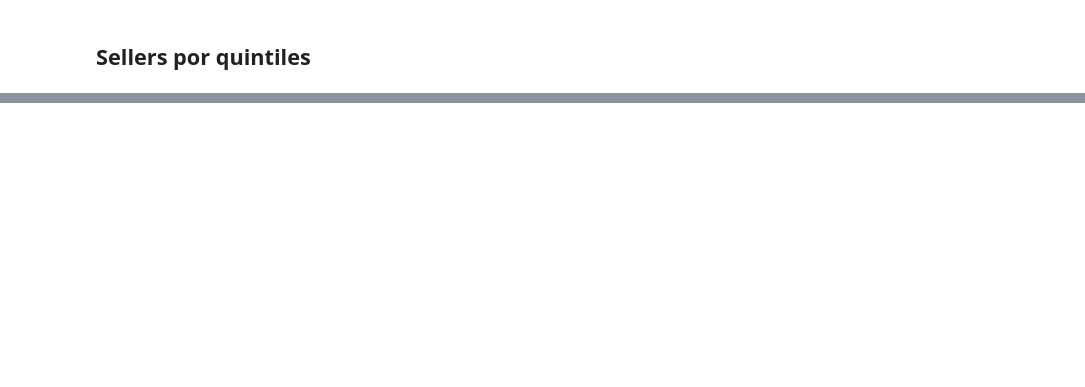
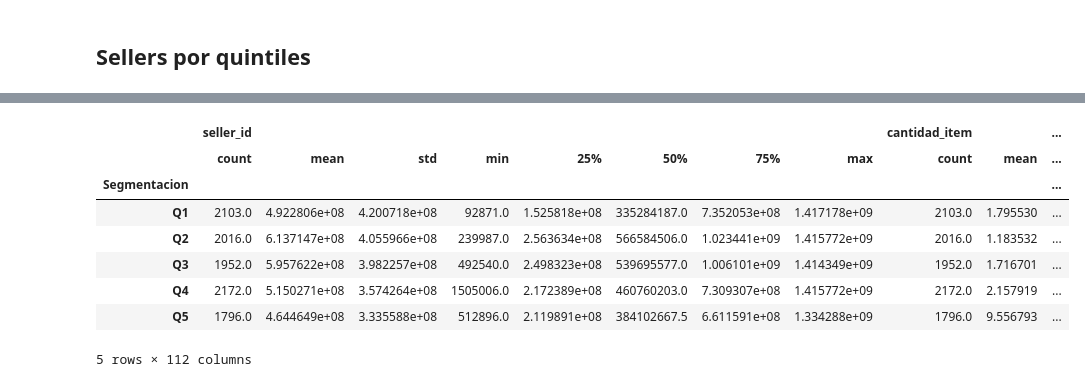
Before and after one commit to ZvonkoVescoviJer/MELI_Challenge, a Jupyter notebook: Code/ChallengueMeli.ipynb, the cells around one changed output, grey strips where cells are left out. Cells and saved outputs as stored; diff of their text form; code cells hidden in the pictures; blank space fills up the shorter version.

Commit message:
Segmentacion percentil

```diff
--- a/Code/ChallengueMeli.ipynb
+++ b/Code/ChallengueMeli.ipynb
@@ -511,0 +549,15 @@ sellers_ventas_quintil.to_excel('output/sellers_ventas_quintil_'+pais+'_'+str(of
+# %%
+sellers_ventas = pysqldf("SELECT *, quintil_total_generado*quintil_unidades_vendidas*dos_cantidad_item  as ponderador FROM sellers_ventas")
+sellers_ventas['Segmentacion']=pd.qcut(sellers_ventas['ponderador'], q = [i/5 for i  in range(6)], duplicates='drop',labels=['Q1','Q2','Q3','Q4','Q5'])
+# %%
+sellers_ventas.groupby('Segmentacion').describe()
+# %% [output]
+|  | seller_id |  |  |  |  |  |  |  | cantidad_item |  | ... |
+|  | count | mean | std | min | 25% | 50% | 75% | max | count | mean | ... |
+| Segmentacion |  |  |  |  |  |  |  |  |  |  | ... |
+| Q1 | 2103.0 | 4.922806e+08 | 4.200718e+08 | 92871.0 | 1.525818e+08 | 335284187.0 | 7.352053e+08 | 1.417178e+09 | 2103.0 | 1.795530 | ... |
+| Q2 | 2016.0 | 6.137147e+08 | 4.055966e+08 | 239987.0 | 2.563634e+08 | 566584506.0 | 1.023441e+09 | 1.415772e+09 | 2016.0 | 1.183532 | ... |
+| Q3 | 1952.0 | 5.957622e+08 | 3.982257e+08 | 492540.0 | 2.498323e+08 | 539695577.0 | 1.006101e+09 | 1.414349e+09 | 1952.0 | 1.716701 | ... |
+| Q4 | 2172.0 | 5.150271e+08 | 3.574264e+08 | 1505006.0 | 2.172389e+08 | 460760203.0 | 7.309307e+08 | 1.415772e+09 | 2172.0 | 2.157919 | ... |
+| Q5 | 1796.0 | 4.644649e+08 | 3.335588e+08 | 512896.0 | 2.119891e+08 | 384102667.5 | 6.611591e+08 | 1.334288e+09 | 1796.0 | 9.556793 | ... |
+5 rows × 112 columns
```
Also changed, not shown: parts of 15 cells of this notebook, 5 other files.
